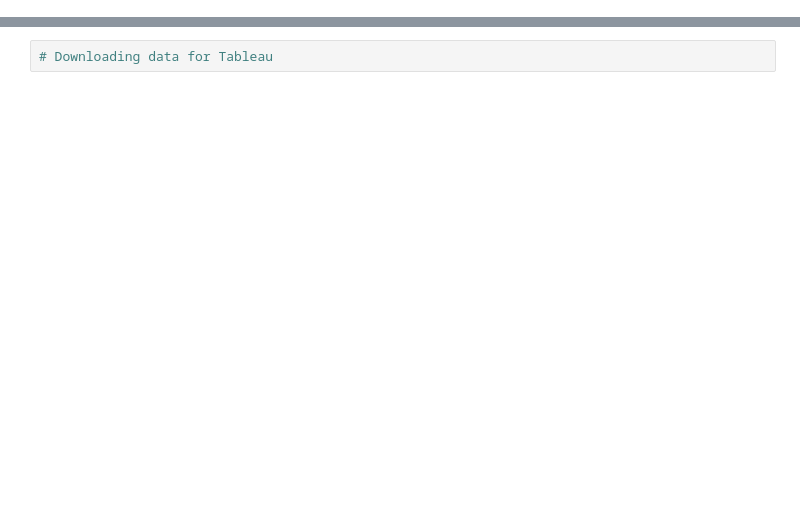
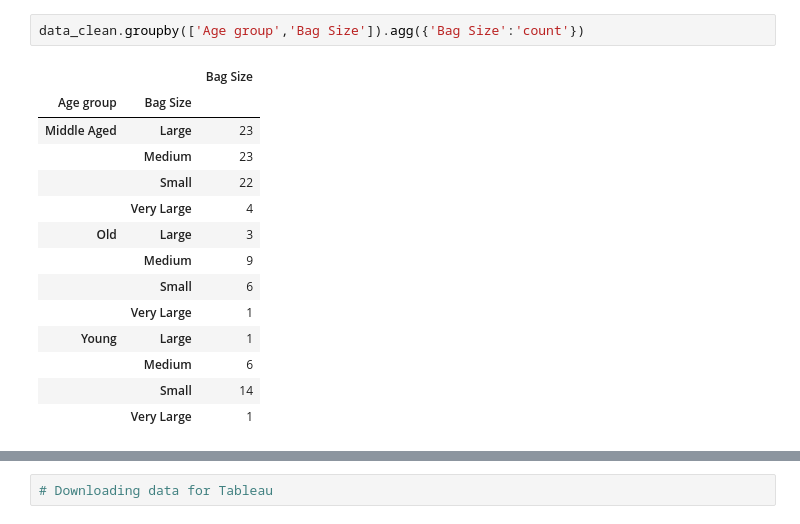
Before and after one commit to FelipeAvila2/Python-SQL-Tableau-Data-Analytics-Project, a Jupyter notebook: coding.ipynb, the cells around one changed output, grey strips where cells are left out. Drawn from its saved outputs; the diff is of its cells as text; blank space fills up the shorter version.

```diff
--- a/coding.ipynb
+++ b/coding.ipynb
@@ -36,0 +143,17 @@ data = query
+# %%
+data_clean.groupby(['Age group','Bag Size']).agg({'Bag Size':'count'})
+# %% [output]
+|  |  | Bag Size |
+| Age group | Bag Size |  |
+| Middle Aged | Large | 23 |
+|  | Medium | 23 |
+|  | Small | 22 |
+|  | Very Large | 4 |
+| Old | Large | 3 |
+|  | Medium | 9 |
+|  | Small | 6 |
+|  | Very Large | 1 |
+| Young | Large | 1 |
+|  | Medium | 6 |
+|  | Small | 14 |
+|  | Very Large | 1 |
```
Also changed, not shown: parts of 34 cells of this notebook, 1 other file.
